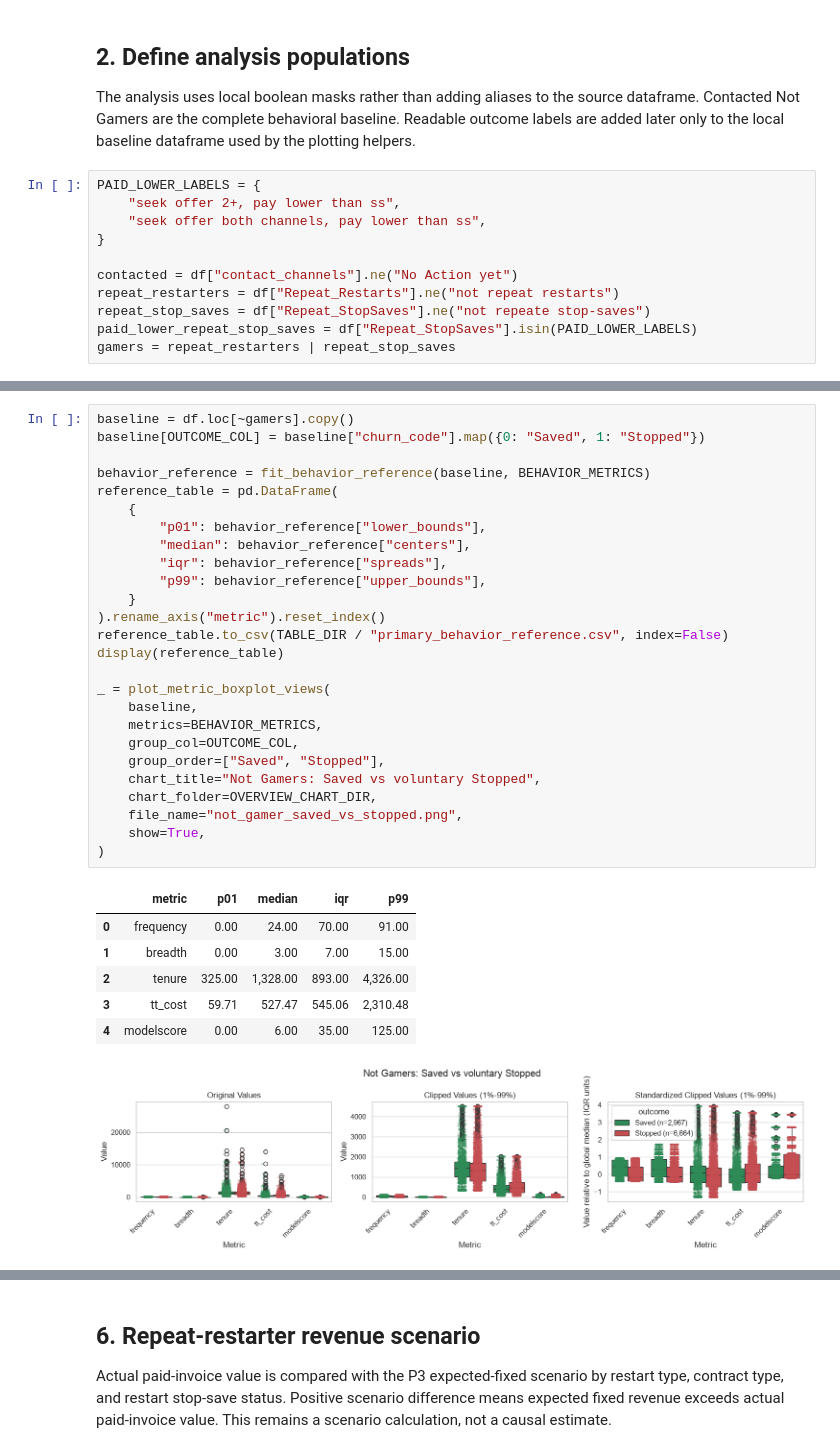
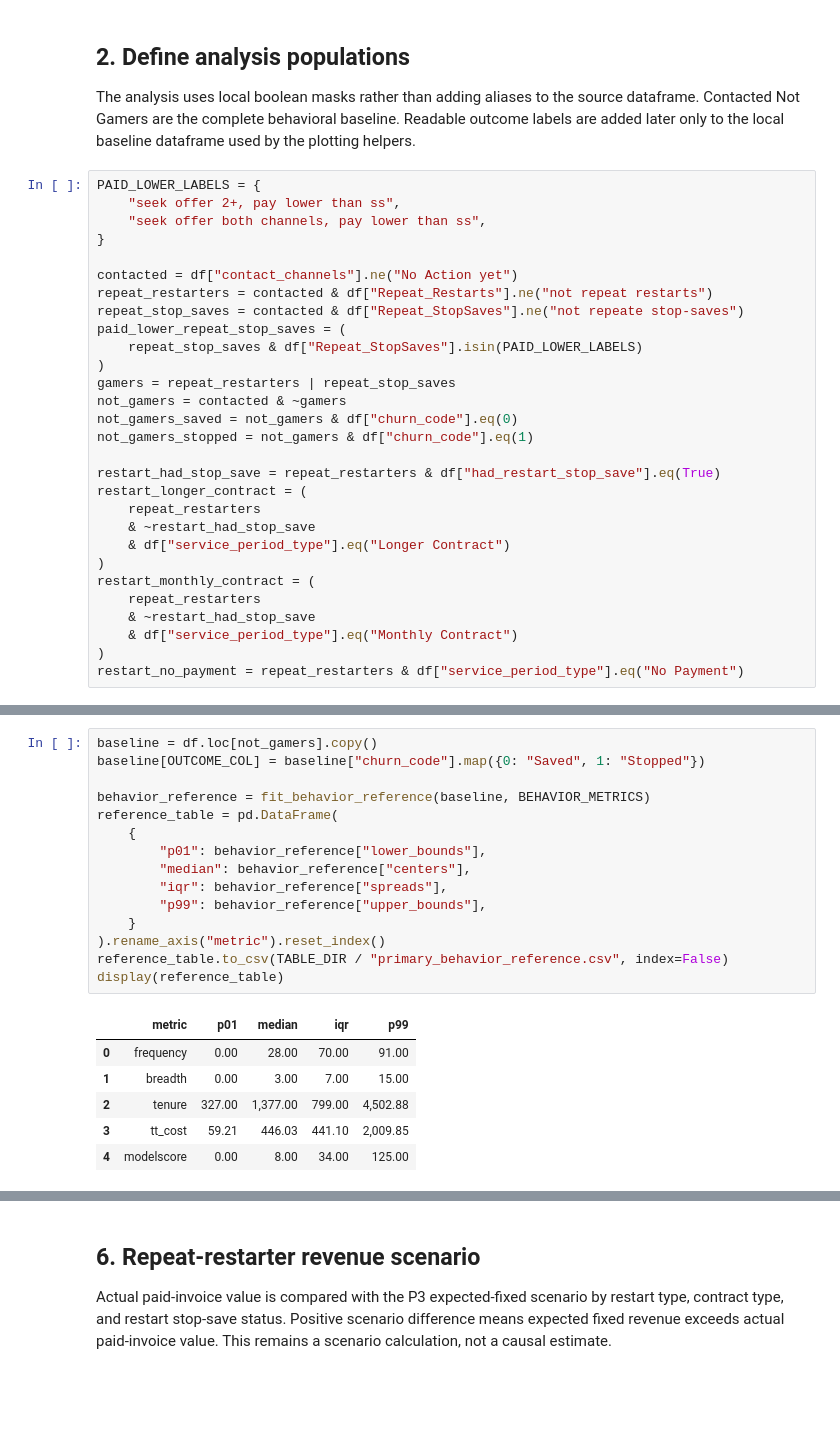
Before and after one commit to ying-gannett/stop_save_pChurn, a Jupyter notebook: src/notebooks/EDA_complete_v3.ipynb, the cells around one changed output, grey strips where cells are left out. Cells and saved outputs as stored; diff of their text form; blank space fills up the shorter version.

```diff
--- a/src/notebooks/EDA_complete_v3.ipynb
+++ b/src/notebooks/EDA_complete_v3.ipynb
@@ -136,10 +139,28 @@ PAID_LOWER_LABELS = {
 }
 
 contacted = df["contact_channels"].ne("No Action yet")
-repeat_restarters = df["Repeat_Restarts"].ne("not repeat restarts")
-repeat_stop_saves = df["Repeat_StopSaves"].ne("not repeate stop-saves")
-paid_lower_repeat_stop_saves = df["Repeat_StopSaves"].isin(PAID_LOWER_LABELS)
+repeat_restarters = contacted & df["Repeat_Restarts"].ne("not repeat restarts")
+repeat_stop_saves = contacted & df["Repeat_StopSaves"].ne("not repeate stop-saves")
+paid_lower_repeat_stop_saves = (
+    repeat_stop_saves & df["Repeat_StopSaves"].isin(PAID_LOWER_LABELS)
+)
 gamers = repeat_restarters | repeat_stop_saves
+not_gamers = contacted & ~gamers
+not_gamers_saved = not_gamers & df["churn_code"].eq(0)
+not_gamers_stopped = not_gamers & df["churn_code"].eq(1)
+
+restart_had_stop_save = repeat_restarters & df["had_restart_stop_save"].eq(True)
+restart_longer_contract = (
+    repeat_restarters
+    & ~restart_had_stop_save
+    & df["service_period_type"].eq("Longer Contract")
+)
+restart_monthly_contract = (
+    repeat_restarters
+    & ~restart_had_stop_save
+    & df["service_period_type"].eq("Monthly Contract")
+)
+restart_no_payment = repeat_restarters & df["service_period_type"].eq("No Payment")
 # %%
 masks = {
     "All mature users": pd.Series(True, index=df.index),
@@ -220,37 +370,25 @@ The common reference is fitted once on contacted Not Gamers: clip at the 1st and
 # %%
-baseline = df.loc[~gamers].copy()
+baseline = df.loc[not_gamers].copy()
 baseline[OUTCOME_COL] = baseline["churn_code"].map({0: "Saved", 1: "Stopped"})
 
 behavior_reference = fit_behavior_reference(baseline, BEHAVIOR_METRICS)
 reference_table = pd.DataFrame(
     {
         "p01": behavior_reference["lower_bounds"],
         "median": behavior_reference["centers"],
         "iqr": behavior_reference["spreads"],
         "p99": behavior_reference["upper_bounds"],
     }
 ).rename_axis("metric").reset_index()
 reference_table.to_csv(TABLE_DIR / "primary_behavior_reference.csv", index=False)
 display(reference_table)
-
-_ = plot_metric_boxplot_views(
-    baseline,
-    metrics=BEHAVIOR_METRICS,
-    group_col=OUTCOME_COL,
-    group_order=["Saved", "Stopped"],
-    chart_title="Not Gamers: Saved vs voluntary Stopped",
-    chart_folder=OVERVIEW_CHART_DIR,
-    file_name="not_gamer_saved_vs_stopped.png",
-    show=True,
-)
 # %% [output]
 |  | metric | p01 | median | iqr | p99 |
-| 0 | frequency | 0.00 | 24.00 | 70.00 | 91.00 |
+| 0 | frequency | 0.00 | 28.00 | 70.00 | 91.00 |
 | 1 | breadth | 0.00 | 3.00 | 7.00 | 15.00 |
-| 2 | tenure | 325.00 | 1,328.00 | 893.00 | 4,326.00 |
-| 3 | tt_cost | 59.71 | 527.47 | 545.06 | 2,310.48 |
-| 4 | modelscore | 0.00 | 6.00 | 35.00 | 125.00 |
+| 2 | tenure | 327.00 | 1,377.00 | 799.00 | 4,502.88 |
+| 3 | tt_cost | 59.21 | 446.03 | 441.10 | 2,009.85 |
+| 4 | modelscore | 0.00 | 8.00 | 34.00 | 125.00 |
-[figure, removed]
 # %%
 behavior_profiles = build_behavior_profiles(
     baseline,
```
Also changed, not shown: parts of 16 cells of this notebook.
